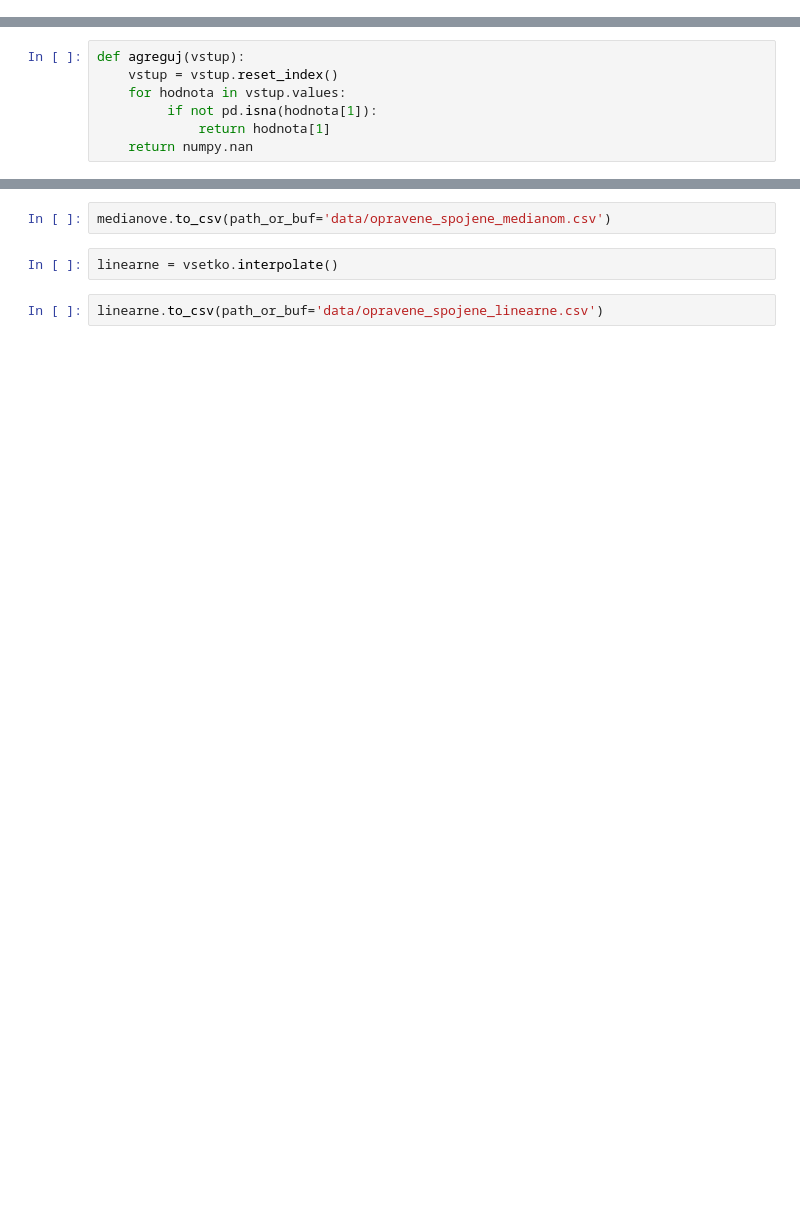
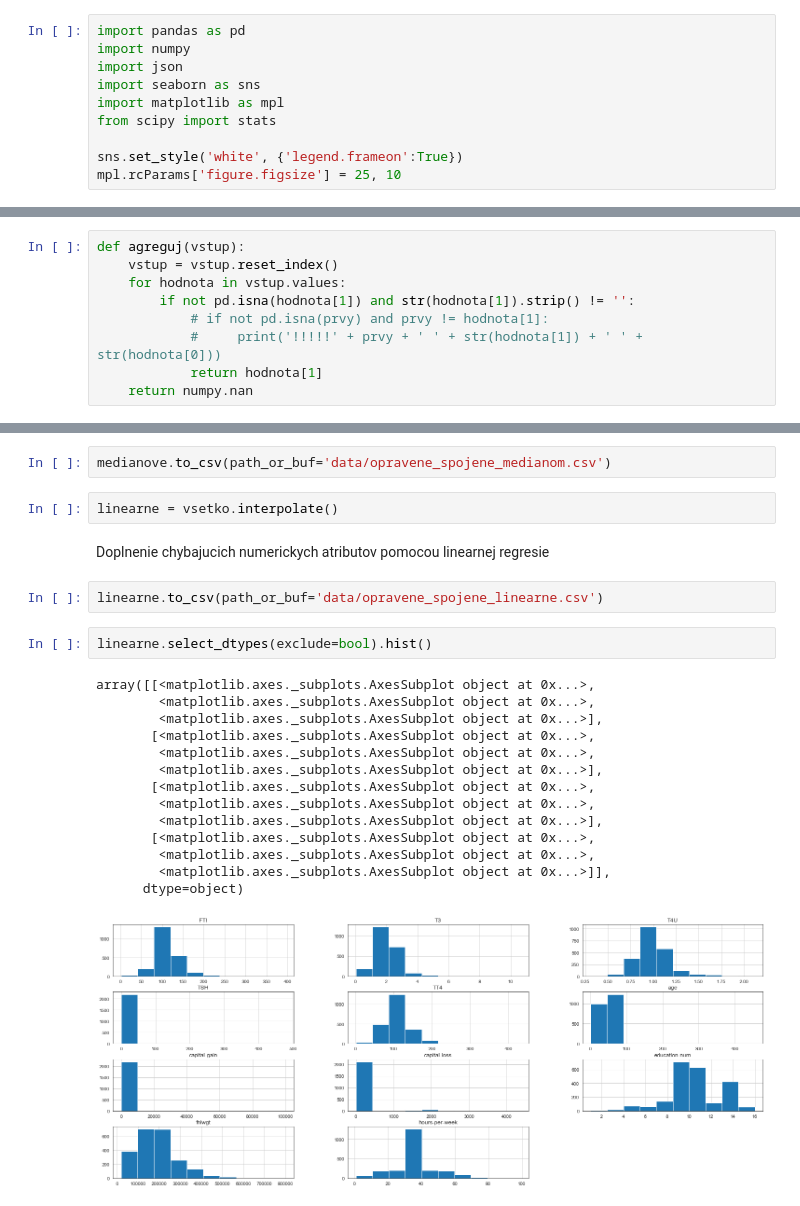
Before and after one commit to MatusPilnan/nadejny-informatik, a Jupyter notebook: utrzok-z-krabicky-od-kameliek.ipynb, the cells around one changed output, grey strips where cells are left out. Cells and saved outputs as stored; diff of their text form; blank space fills up the shorter version.

```diff
--- a/utrzok-z-krabicky-od-kameliek.ipynb
+++ b/utrzok-z-krabicky-od-kameliek.ipynb
@@ -5,3 +1,13 @@ import json
+# %%
+import pandas as pd
+import numpy
+import json
+import seaborn as sns
+import matplotlib as mpl
+from scipy import stats
+
+sns.set_style('white', {'legend.frameon':True})
+mpl.rcParams['figure.figsize'] = 25, 10
 # %%
 
 def vek(vstup):
@@ -76,8 +82,10 @@ Spojenie suborov a nahradenie None za NaN
 def agreguj(vstup):
     vstup = vstup.reset_index()
     for hodnota in vstup.values:
-         if not pd.isna(hodnota[1]):
-             return hodnota[1]
+        if not pd.isna(hodnota[1]) and str(hodnota[1]).strip() != '':
+            # if not pd.isna(prvy) and prvy != hodnota[1]:
+            #     print('!!!!!' + prvy + ' ' + str(hodnota[1]) + ' ' + str(hodnota[0]))
+            return hodnota[1]
     return numpy.nan
 # %%
 vsetko = vsetko.groupby(['name', 'address']).aggregate(agreguj).reset_index()
@@ -105,5 +136,24 @@ medianove = vsetko.replace(numpy.nan, value=mediany)
 medianove.to_csv(path_or_buf='data/opravene_spojene_medianom.csv')
 # %%
 linearne = vsetko.interpolate()
+# %% [markdown]
+Doplnenie chybajucich numerickych atributov pomocou linearnej regresie
 # %%
 linearne.to_csv(path_or_buf='data/opravene_spojene_linearne.csv')
+# %%
+linearne.select_dtypes(exclude=bool).hist()
+# %% [output]
+array([[<matplotlib.axes._subplots.AxesSubplot object at 0x...>,
+        <matplotlib.axes._subplots.AxesSubplot object at 0x...>,
+        <matplotlib.axes._subplots.AxesSubplot object at 0x...>],
+       [<matplotlib.axes._subplots.AxesSubplot object at 0x...>,
+        <matplotlib.axes._subplots.AxesSubplot object at 0x...>,
+        <matplotlib.axes._subplots.AxesSubplot object at 0x...>],
+       [<matplotlib.axes._subplots.AxesSubplot object at 0x...>,
+        <matplotlib.axes._subplots.AxesSubplot object at 0x...>,
+        <matplotlib.axes._subplots.AxesSubplot object at 0x...>],
+       [<matplotlib.axes._subplots.AxesSubplot object at 0x...>,
+        <matplotlib.axes._subplots.AxesSubplot object at 0x...>,
+        <matplotlib.axes._subplots.AxesSubplot object at 0x...>]],
+      dtype=object)
+[figure, added]
```
Also changed, not shown: parts of 10 cells of this notebook.
